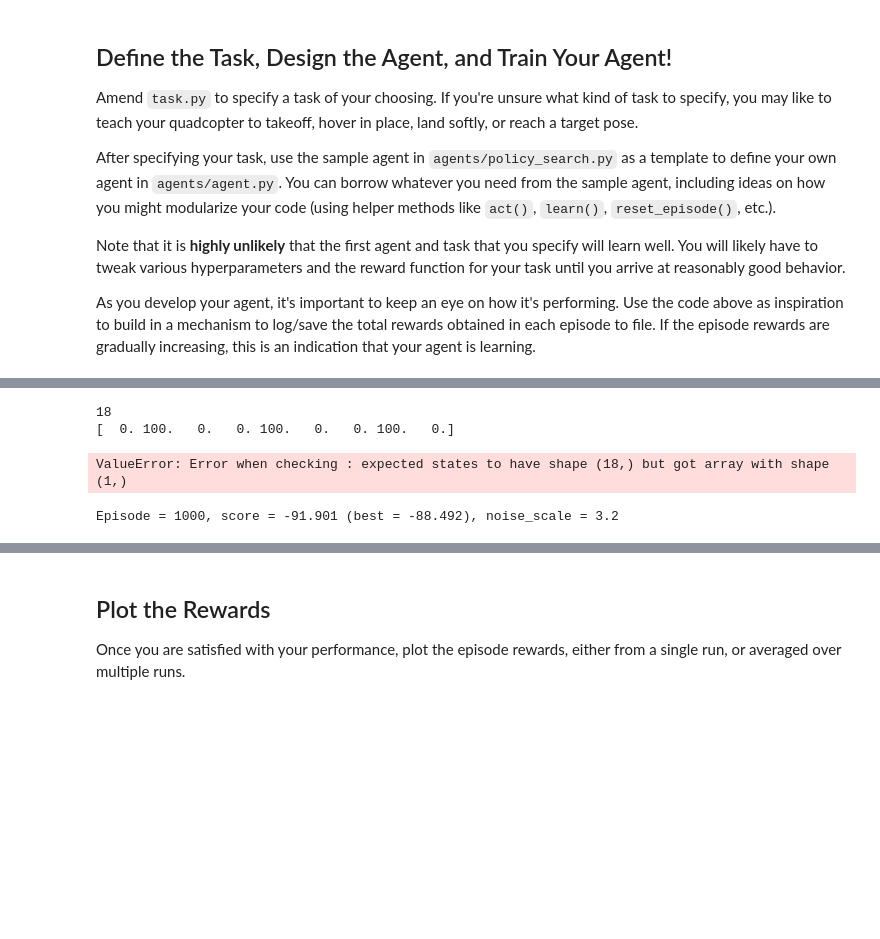
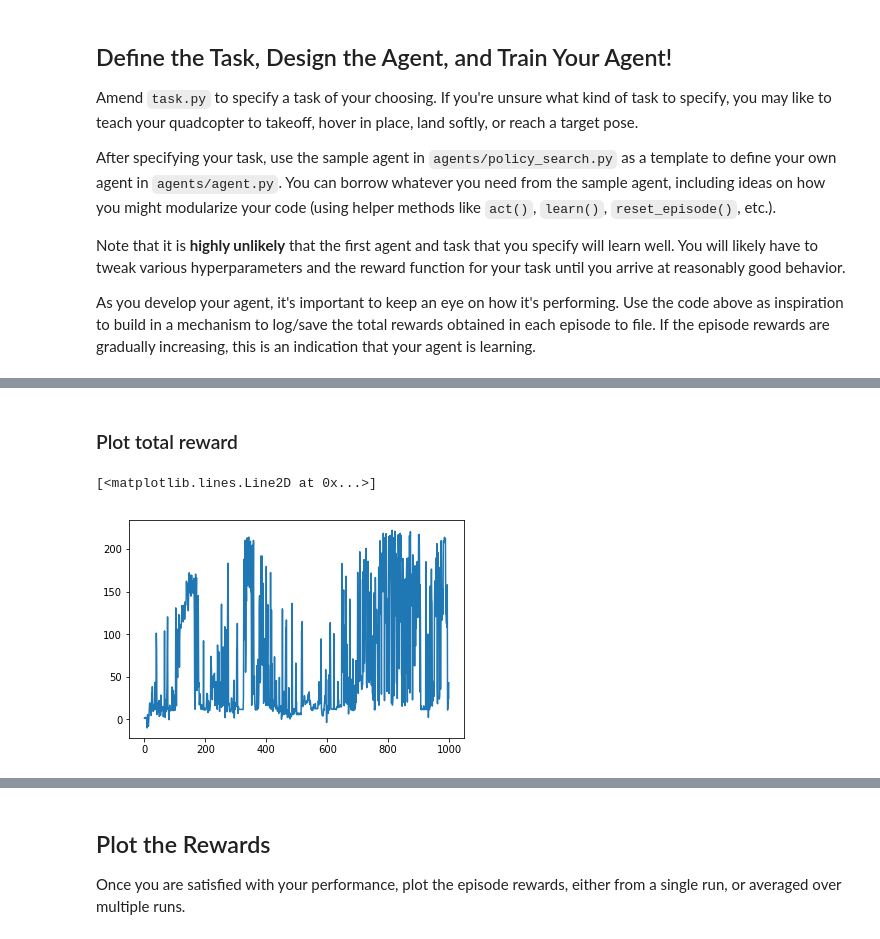
Before and after one commit to mathias-ekstroem/RL-Quadcopter-2, a Jupyter notebook: Quadcopter_Project.ipynb, the cells around one changed output, grey strips where cells are left out. Drawn from its saved outputs; the diff is of its cells as text; code cells hidden in the pictures; blank space fills up the shorter version.

```diff
--- a/Quadcopter_Project.ipynb
+++ b/Quadcopter_Project.ipynb
@@ -321,67 +365,13 @@ plt.show()
-# %%
-from examples.keras_actor import Actor
-from examples.keras_critic import Critic
-from examples.agent import DDPG
-from takeoff_task import TakeoffTask
-
-num_episodes = 1000
-run_time = 10.
-target_pos = np.array([0., 100., 0.])
-
-task = TakeoffTask(target_pos)
-
-state_size = task.state_size
-print(state_size)
-action_size = task.action_size
-
-actor = Actor(state_size, action_size, task.action_low, task.action_high)
-critic = Critic(state_size, action_size)
-
-agent = DDPG(task)
-
-for i_episode in range(1, num_episodes+1):
-    state = agent.reset_episode() # start a new episode
-    print(state)
-    while True:
-        action = agent.act(state)
-        print('act succeeded')
-        next_state, reward, done = task.step(action)
-        agent.step(reward, done)
-        state = next_state
-        if done:
-            print("\rEpisode = {:4d}, score = {:7.3f} (best = {:7.3f}), noise_scale = {}".format(
-                i_episode, agent.score, agent.best_score, agent.noise_scale), end="")  # [debug]
-            break
-    sys.stdout.flush()
-
-
-# target_network_Q =
-# target_network_mu =
-# %% [output]
-18
-[  0. 100.   0.   0. 100.   0.   0. 100.   0.]
-ValueError: Error when checking : expected states to have shape (18,) but got array with shape (1,)
-# %%
-## TODO: Train your agent here.
-from agents.agent import Agent
-
-num_episodes = 1000
-run_time = 10.
-target_pos = np.array([0., 100., 0.])  # is this takeoff?
-task = Task(target_pos=target_pos)
-agent = Agent(task)
-
-for i_episode in range(1, num_episodes+1):
-    state = agent.reset_episode() # start a new episode
-    while True:
-        action = agent.act(state)
-        next_state, reward, done = task.step(action)
-        agent.step(reward, done)
-        state = next_state
-        if done:
-            print("\rEpisode = {:4d}, score = {:7.3f} (best = {:7.3f}), noise_scale = {}".format(
-                i_episode, agent.score, agent.best_score, agent.noise_scale), end="")  # [debug]
-            break
-    sys.stdout.flush()
-# %% [output]
-Episode = 1000, score = -91.901 (best = -88.492), noise_scale = 3.2
+# %% [markdown]
+### Plot total reward
+# %%
+summed_rewards = []
+
+for i_episode, rewards in enumerate(rewards_list):
+    rewards_sum = np.sum(rewards)
+    summed_rewards.append(rewards_sum)
+
+plt.plot(summed_rewards)
+# %% [output]
+[<matplotlib.lines.Line2D at 0x...>]
+[figure, added]
```
Also changed, not shown: parts of 25 cells of this notebook, 5 other files.
